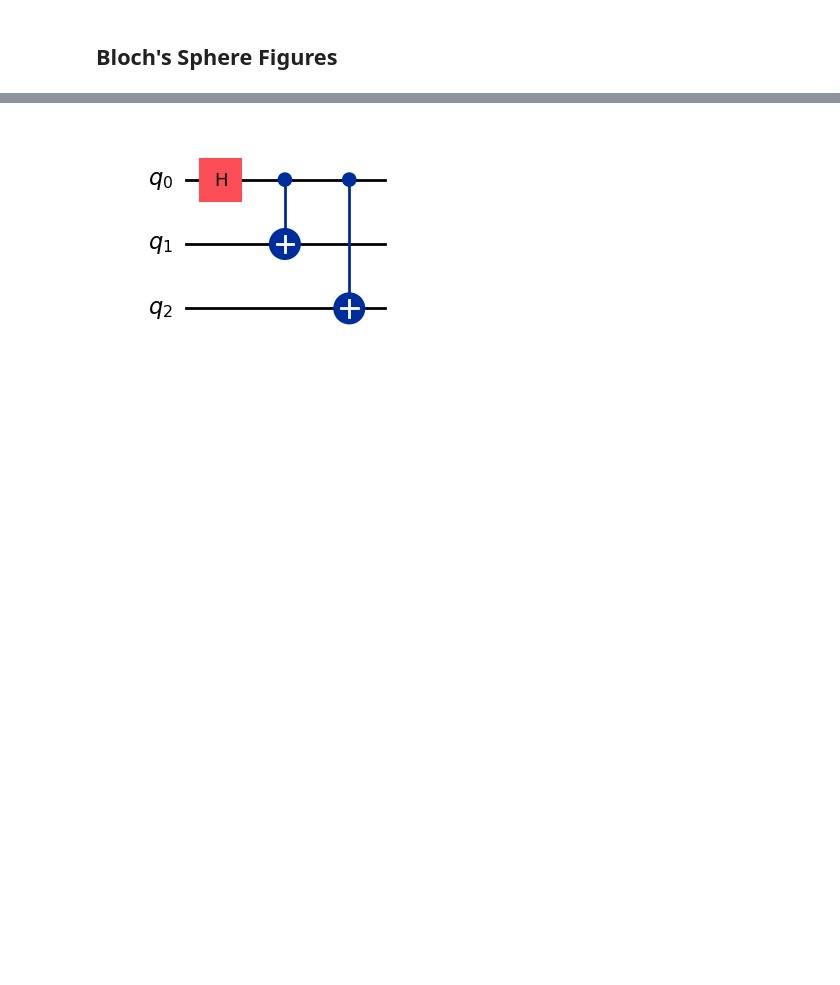
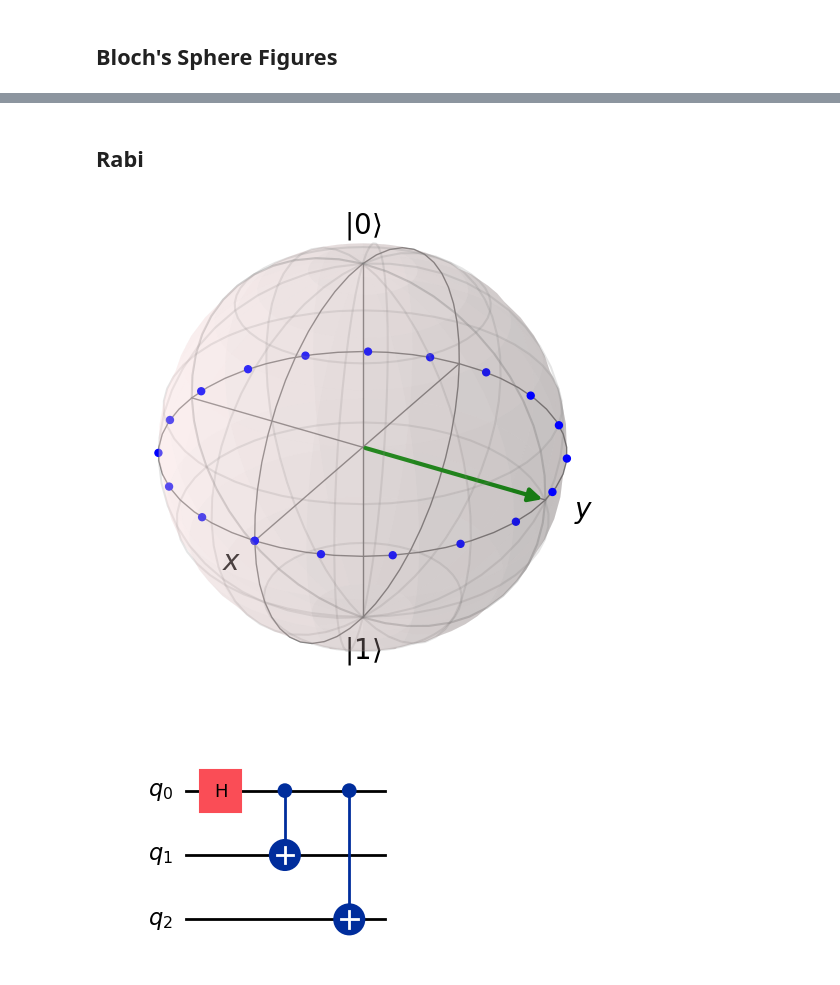
Before and after one commit to SamuelMMT/Timedomain_characterization_code, a Jupyter notebook: Theory/Bloch's Sphere/Bloch_main.ipynb, the cells around one changed output, grey strips where cells are left out. Saved outputs shown, nothing was run; the diff lists cells and outputs as text; code cells hidden in the pictures; blank space fills up the shorter version.

```diff
--- a/Theory/Bloch's Sphere/Bloch_main.ipynb
+++ b/Theory/Bloch's Sphere/Bloch_main.ipynb
@@ -17,3 +18,36 @@ plot_bloch_multivector(state, title="Ground and Excited State")
+# %% [markdown]
+## Rabi
+# %%
+# Define theta values for the Rabi oscillation steps
+theta_values = [np.pi/4, np.pi/2, 3*np.pi/4, np.pi]
+
+b = qutip.Bloch()
+b.make_sphere()
+x = (qutip.basis(2, 0) + (1+0j)*qutip.basis(2, 1)).unit()
+y = (qutip.basis(2, 0) + (0+1j)*qutip.basis(2, 1)).unit()
+z = (qutip.basis(2, 0) + (0+0j)*qutip.basis(2, 1)).unit()
+#b.add_states([x, z])
+b.clear()
+
+th = np.linspace(0, 2*np.pi, 20)
+xp = np.cos(th)
+yp = np.sin(th)
+zp = np.zeros(20)
+
+pnts = [xp, yp, zp]
+b.add_points(pnts)
+vec_before = [[0, 1, 0]]#, [0.4,0.95,0], [0.2,0.99,0], [-0.2,0.99,0], [0.6,0.85,0], [-0.6,0.85,0]]
+# vec_after = [[v[1], 0, v[0]] for v in vec_before]
+# print(vec_after)
+# vec_after = [0.2, 0.3, -0.8]
+# b.vector_color = [(0.5, 0, 0, 0.2), (0.5, 0, 0, 0.5), (0.5, 0, 0, 0.2), (0.5, 0, 0, 0.2), (0.5, 0, 0, 0.2), (0.5, 0, 0, 0.2)]
+b.add_vectors(vec_before)
+b.render()
+b.show()
+
+#[[0.9, 0, -0.4]]
+# %% [output]
+[figure, added]
 # %%
 # Create a circuit with a register of three qubits
 circ = QuantumCircuit(3)
```
Also changed, not shown: parts of 3 cells of this notebook.
